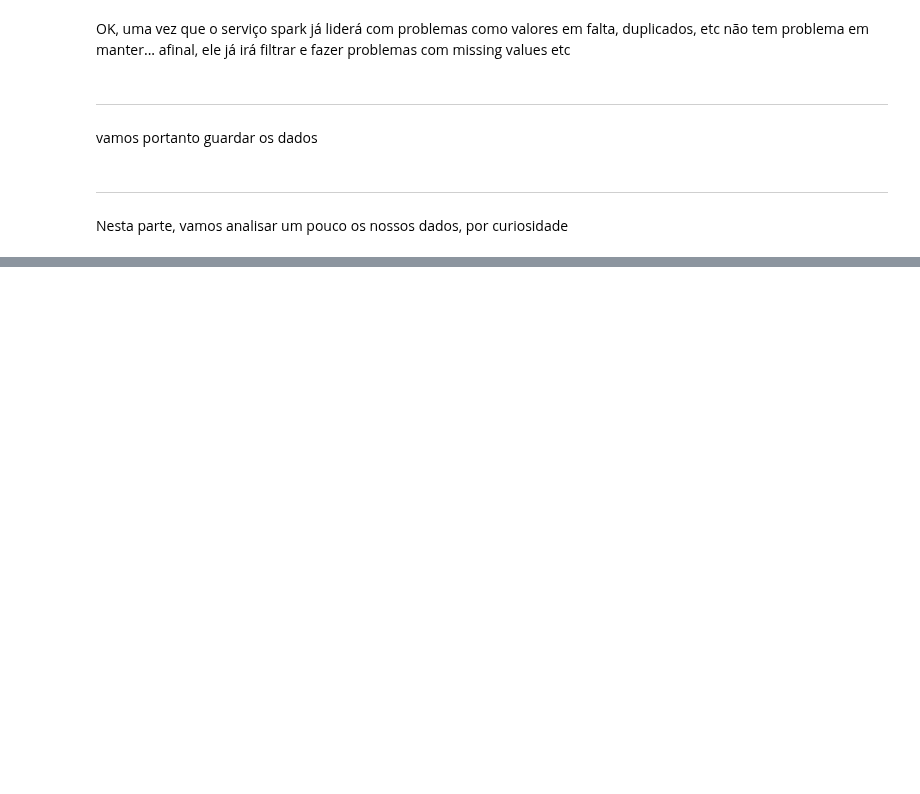
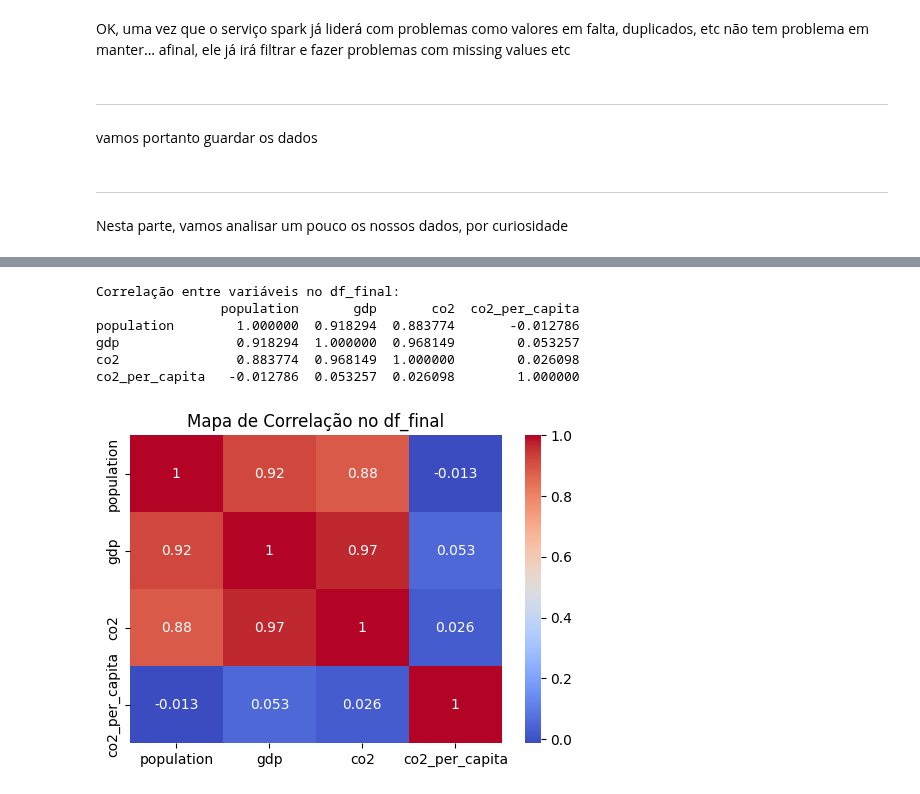
Before and after one commit to httpirsh/miacd-iacd-data-pipeline, a Jupyter notebook: scripts/eda.ipynb, the cells around one changed output, grey strips where cells are left out. Saved outputs shown, nothing was run; the diff lists cells and outputs as text; code cells hidden in the pictures; blank space fills up the shorter version.

```diff
--- a/scripts/eda.ipynb
+++ b/scripts/eda.ipynb
@@ -307,3 +313,6 @@ df_v4.to_csv('../data/reduced_co2.csv', index=False)
 # %% [markdown]
 ---
 Nesta parte, vamos analisar um pouco os nossos dados, por curiosidade
+# %%
+df_final = df_v5.copy()
+df_final.head()
@@ -309,0 +410,19 @@ Nesta parte, vamos analisar um pouco os nossos dados, por curiosidade
+# %%
+cols = ["population", "gdp", "co2", "co2_per_capita"]
+corr = df_final[cols].corr()
+print("Correlação entre variáveis:")
+print(corr)
+# %% [output]
+Correlação entre variáveis no df_final:
+                population       gdp       co2  co2_per_capita
+population        1.000000  0.918294  0.883774       -0.012786
+gdp               0.918294  1.000000  0.968149        0.053257
+co2               0.883774  0.968149  1.000000        0.026098
+co2_per_capita   -0.012786  0.053257  0.026098        1.000000
+# %%
+plt.figure(figsize=(6,4))
+sns.heatmap(corr, annot=True, cmap='coolwarm')
+plt.title('Mapa de Correlação')
+plt.show()
+# %% [output]
+[figure, added]
```
Also changed, not shown: parts of 13 cells of this notebook, 1 other file.
